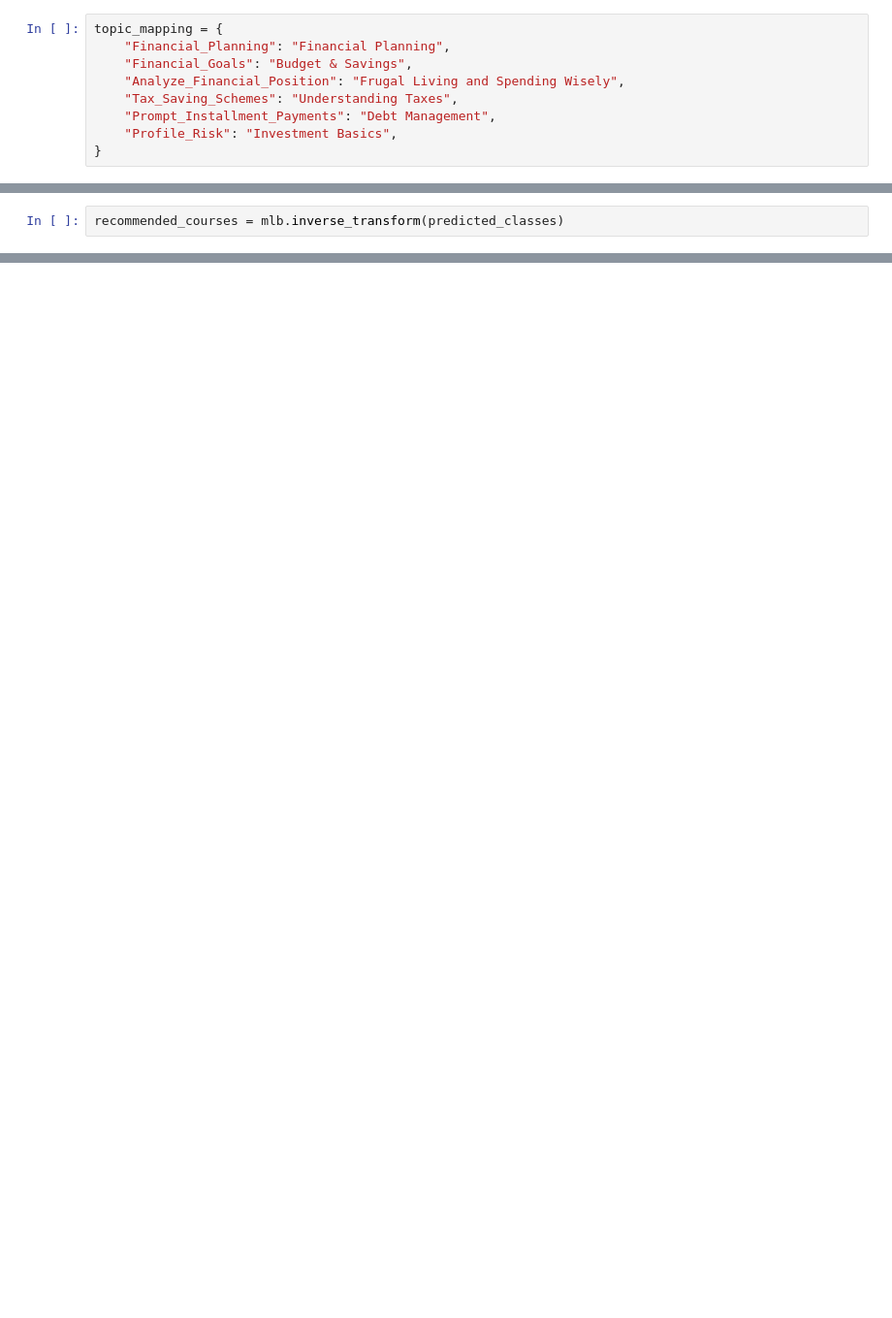
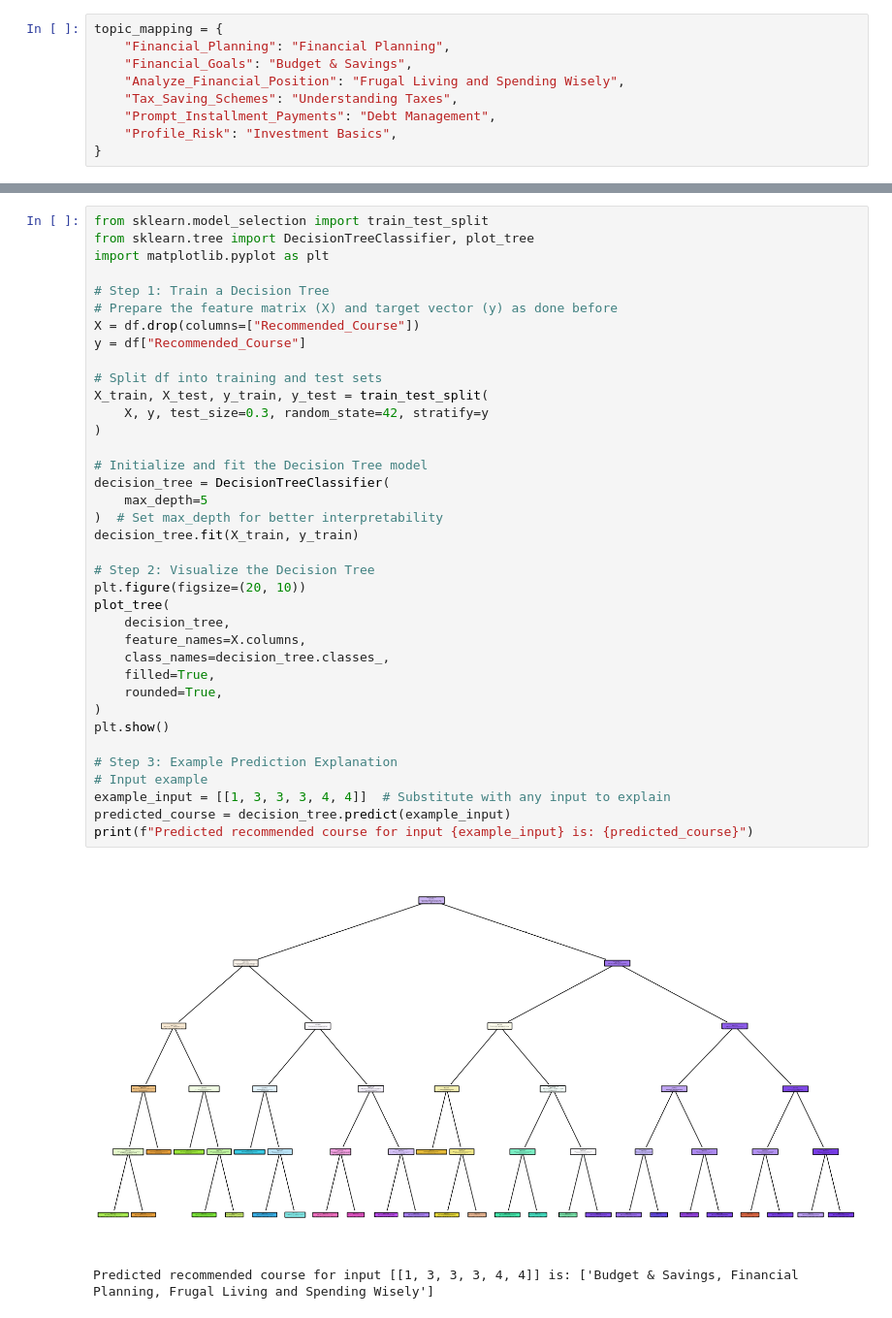
Before and after one commit to christiandarvs/SmartCents-Algorithm, a Jupyter notebook: algorithm.ipynb, the cells around one changed output, grey strips where cells are left out. Shown: that part at 97% size. Cells and saved outputs as stored; diff of their text form; blank space fills up the shorter version.

Commit message:
add new dataset and use decision tree

```diff
--- a/algorithm.ipynb
+++ b/algorithm.ipynb
@@ -514,2 +61,0 @@ predicted_classes = (predictions > 0.5).astype(int)
-# %%
-recommended_courses = mlb.inverse_transform(predicted_classes)
@@ -515,0 +164,40 @@ recommended_courses = mlb.inverse_transform(predicted_classes)
+# %%
+from sklearn.model_selection import train_test_split
+from sklearn.tree import DecisionTreeClassifier, plot_tree
+import matplotlib.pyplot as plt
+
+# Step 1: Train a Decision Tree
+# Prepare the feature matrix (X) and target vector (y) as done before
+X = df.drop(columns=["Recommended_Course"])
+y = df["Recommended_Course"]
+
+# Split df into training and test sets
+X_train, X_test, y_train, y_test = train_test_split(
+    X, y, test_size=0.3, random_state=42, stratify=y
+)
+
+# Initialize and fit the Decision Tree model
+decision_tree = DecisionTreeClassifier(
+    max_depth=5
+)  # Set max_depth for better interpretability
+decision_tree.fit(X_train, y_train)
+
+# Step 2: Visualize the Decision Tree
+plt.figure(figsize=(20, 10))
+plot_tree(
+    decision_tree,
+    feature_names=X.columns,
+    class_names=decision_tree.classes_,
+    filled=True,
+    rounded=True,
+)
+plt.show()
+
+# Step 3: Example Prediction Explanation
+# Input example
+example_input = [[1, 3, 3, 3, 4, 4]]  # Substitute with any input to explain
+predicted_course = decision_tree.predict(example_input)
+print(f"Predicted recommended course for input {example_input} is: {predicted_course}")
+# %% [output]
+[figure, added]
+Predicted recommended course for input [[1, 3, 3, 3, 4, 4]] is: ['Budget & Savings, Financial Planning, Frugal Living and Spending Wisely']
```
Also changed, not shown: parts of 48 cells of this notebook, 3 other files.
